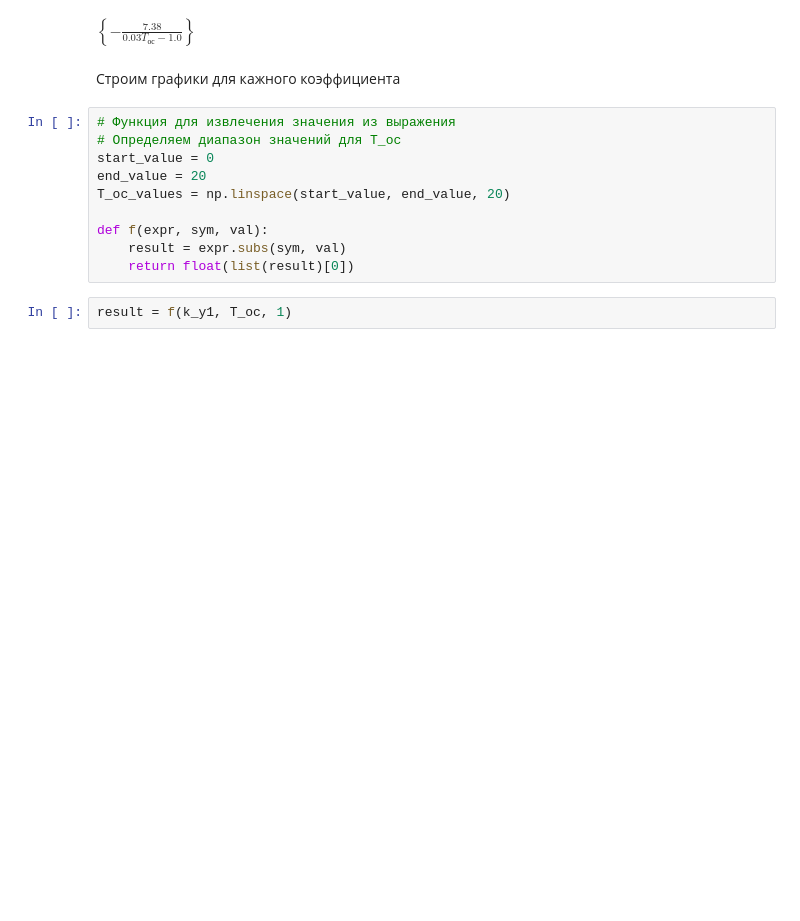
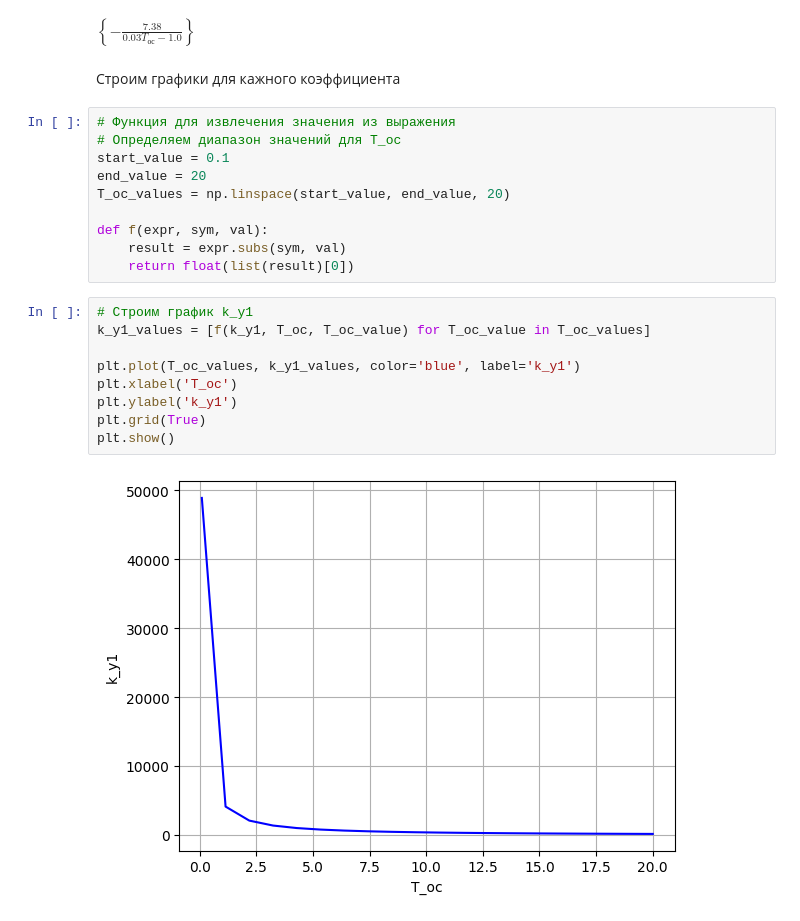
Before and after one commit to Octopusmode/tau_3k_var5, a Jupyter notebook: tau_var5.ipynb, the cells around one changed output. Cells and saved outputs as stored; diff of their text form; blank space fills up the shorter version.

```diff
--- a/tau_var5.ipynb
+++ b/tau_var5.ipynb
@@ -233,12 +235,21 @@ $\displaystyle \left\{- \frac{7.38}{0.03 T_{ос} - 1.0}\right\}$
 # %%
 # Функция для извлечения значения из выражения
 # Определяем диапазон значений для T_ос
-start_value = 0
+start_value = 0.1
 end_value = 20
 T_ос_values = np.linspace(start_value, end_value, 20)
 
 def f(expr, sym, val):
     result = expr.subs(sym, val)
     return float(list(result)[0])
-# %%
-result = f(k_у1, T_ос, 1)
+# %%
+# Строим график k_у1
+k_y1_values = [f(k_у1, T_ос, T_ос_value) for T_ос_value in T_ос_values]
+
+plt.plot(T_ос_values, k_y1_values, color='blue', label='k_у1')
+plt.xlabel('T_ос')
+plt.ylabel('k_у1')
+plt.grid(True)
+plt.show()
+# %% [output]
+[figure, added]
```
Also changed, not shown: parts of 10 cells of this notebook.
